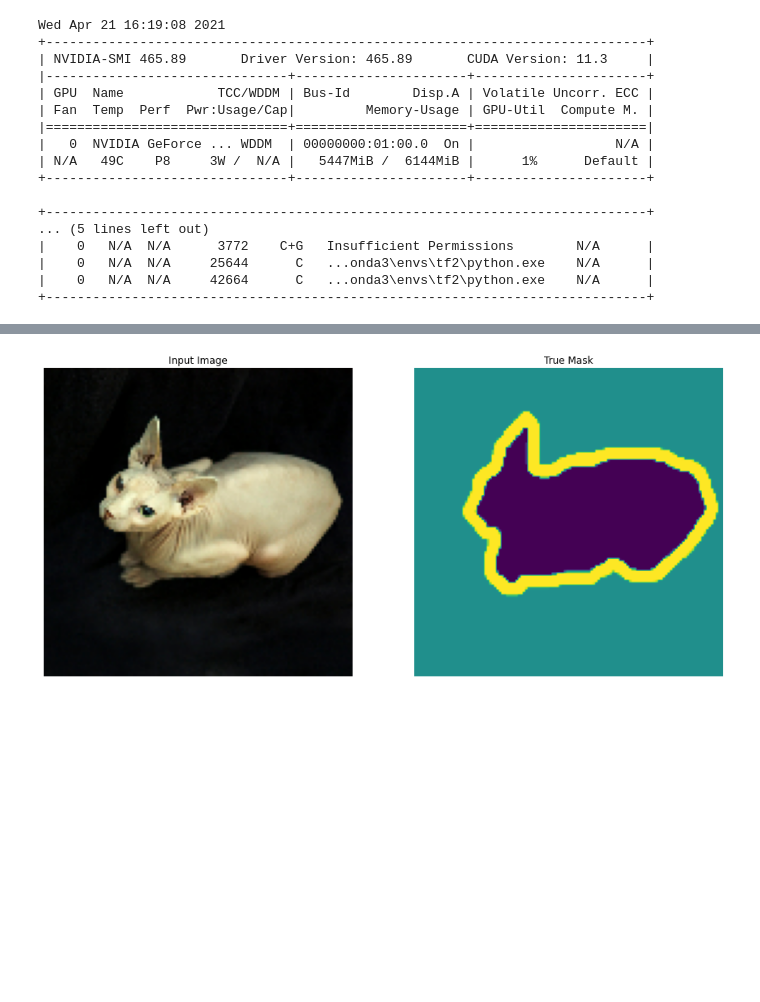
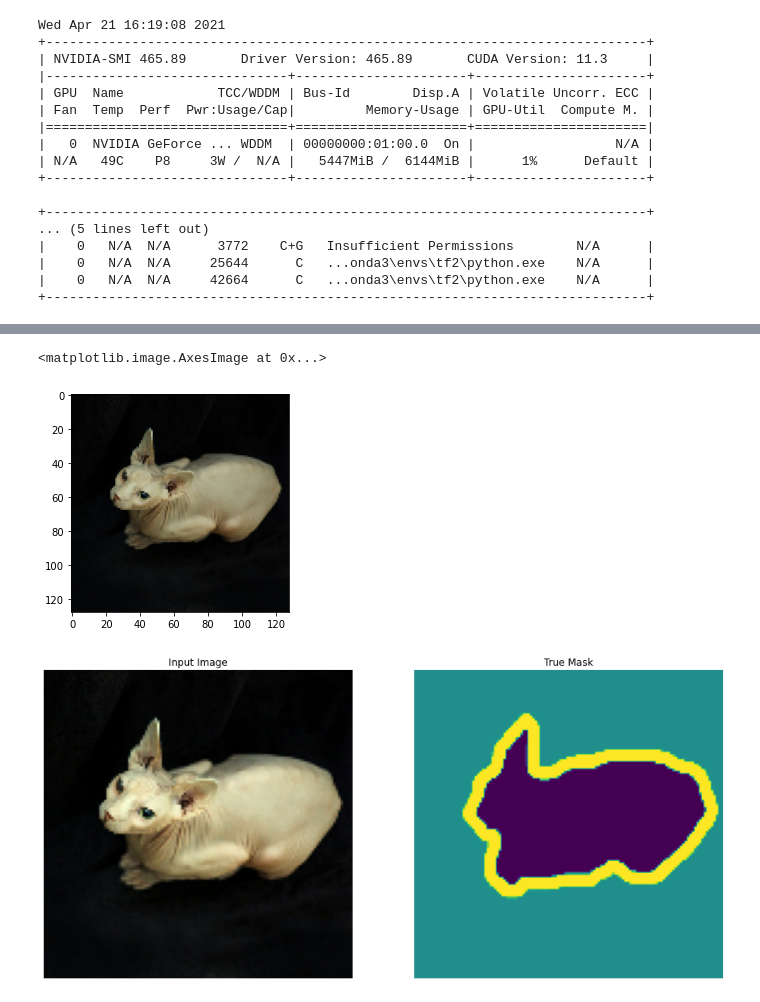
Before and after one commit to LittlematchLM/sea_ice_classification, a Jupyter notebook: tf_learn.ipynb, the cells around one changed output, grey strips where cells are left out. Saved outputs shown, nothing was run; the diff lists cells and outputs as text; code cells hidden in the pictures; blank space fills up the shorter version.

```diff
--- a/tf_learn.ipynb
+++ b/tf_learn.ipynb
@@ -399,6 +57,13 @@ def load_image_test(datapoint):
     input_image, input_mask = normalize(input_image, input_mask)
 
     return input_image, input_mask
+# %%
+a = np.array(sample_image)
+# %%
+plt.imshow(a)
+# %% [output]
+<matplotlib.image.AxesImage at 0x...>
+[figure, added]
 # %%
 TRAIN_LENGTH = info.splits['train'].num_examples
 BATCH_SIZE = 32
```
Also changed, not shown: parts of 51 cells of this notebook, 5 other files.
